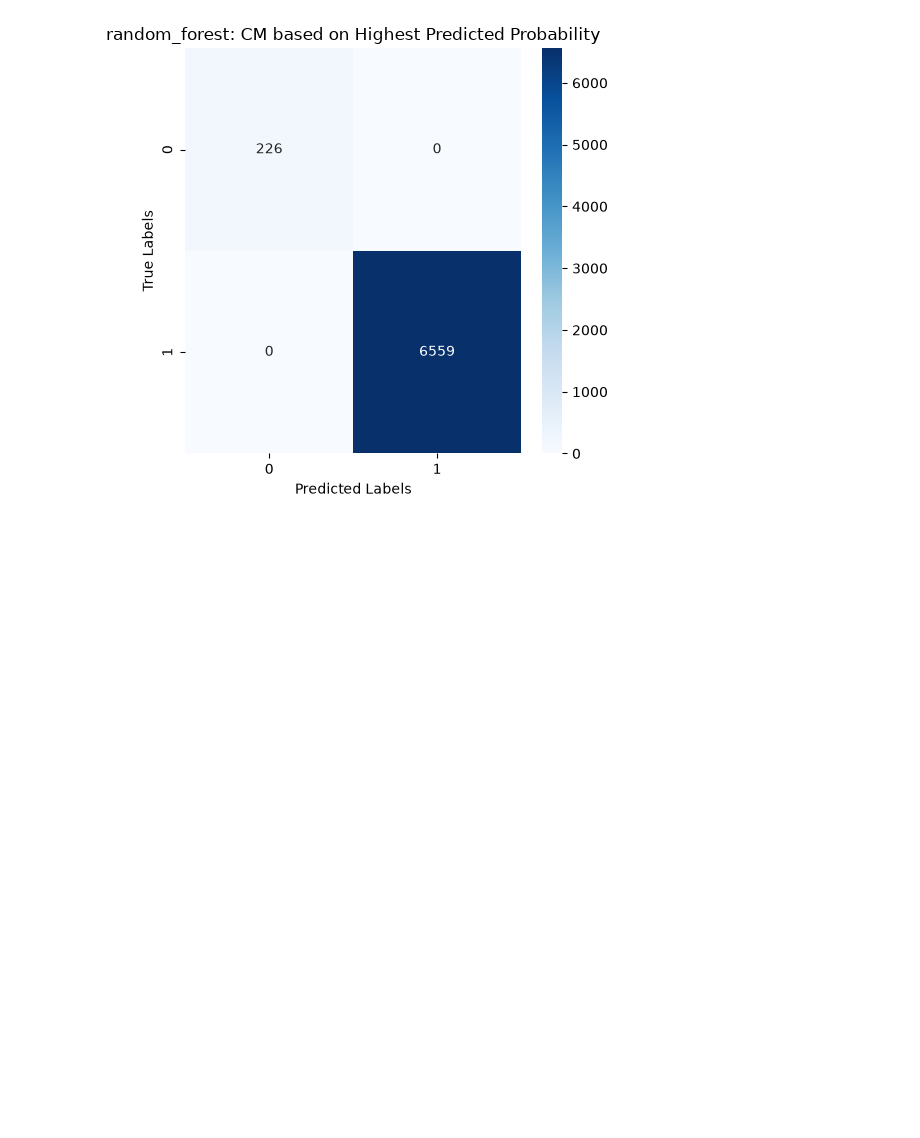
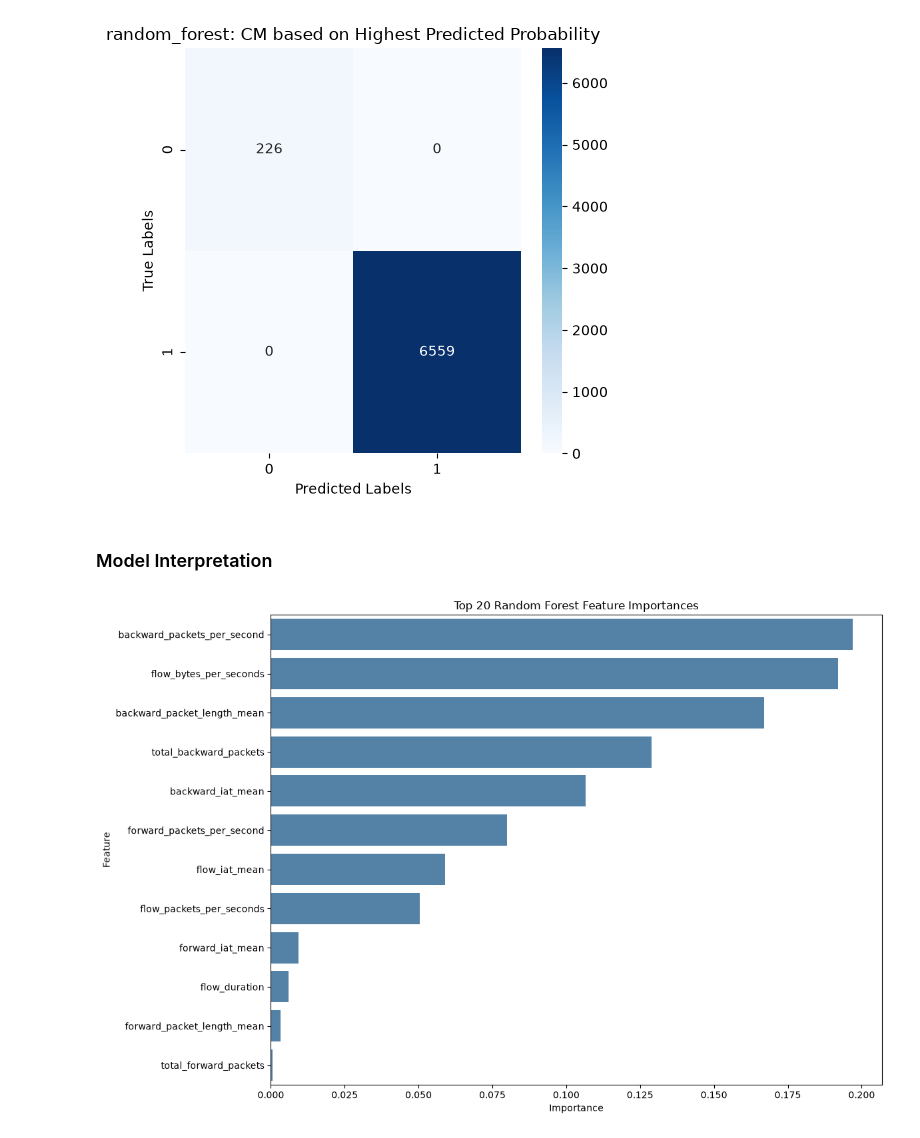
Before and after one commit to sumkh/EG272S_Assignments, a Jupyter notebook: notebooks/Assignment1_9208568W.ipynb, the cells around one changed output. Drawn from its saved outputs; the diff is of its cells as text; code cells hidden in the pictures; blank space fills up the shorter version.

```diff
--- a/notebooks/Assignment1_9208568W.ipynb
+++ b/notebooks/Assignment1_9208568W.ipynb
@@ -836,3 +796,42 @@ print_cm_threshold(best_model_data, X_test, y_test)
    macro avg       1.00      1.00      1.00      6785
 weighted avg       1.00      1.00      1.00      6785
 [figure]
+# %% [markdown]
+### Model Interpretation
+# %%
+# Get the fitted pipeline
+model_pipeline = all_results_df.loc[
+    all_results_df['model'] == selected_model, 'model_data'
+].iloc[0]
+
+# Extract transformed feature names from the preprocessor
+feature_names = model_pipeline.named_steps['preprocessor'].get_feature_names_out()
+
+# Get random forest feature importances
+importances = model_pipeline.named_steps['model'].feature_importances_
+
+# Build a DataFrame
+feature_importance_df = pd.DataFrame({
+    'Feature': feature_names,
+    'Importance': importances
+})
+
+# Remove the preprocessing prefixes
+feature_importance_df['Feature'] = feature_importance_df['Feature'].str.replace('num__', '', regex=False)
+feature_importance_df['Feature'] = feature_importance_df['Feature'].str.replace('remainder__', '', regex=False)
+
+# Sort and show top features
+feature_importance_df = feature_importance_df.sort_values(by='Importance', ascending=False)
+
+top_n = 20
+top_features = feature_importance_df.head(top_n)
+
+plt.figure(figsize=(12, 8))
+sns.barplot(data=top_features, x='Importance', y='Feature', color='steelblue')
+plt.title(f'Top {top_n} Random Forest Feature Importances')
+plt.xlabel('Importance')
+plt.ylabel('Feature')
+plt.tight_layout()
+plt.show()
+# %% [output]
+[figure, added]
```
Also changed, not shown: parts of 5 cells of this notebook.
